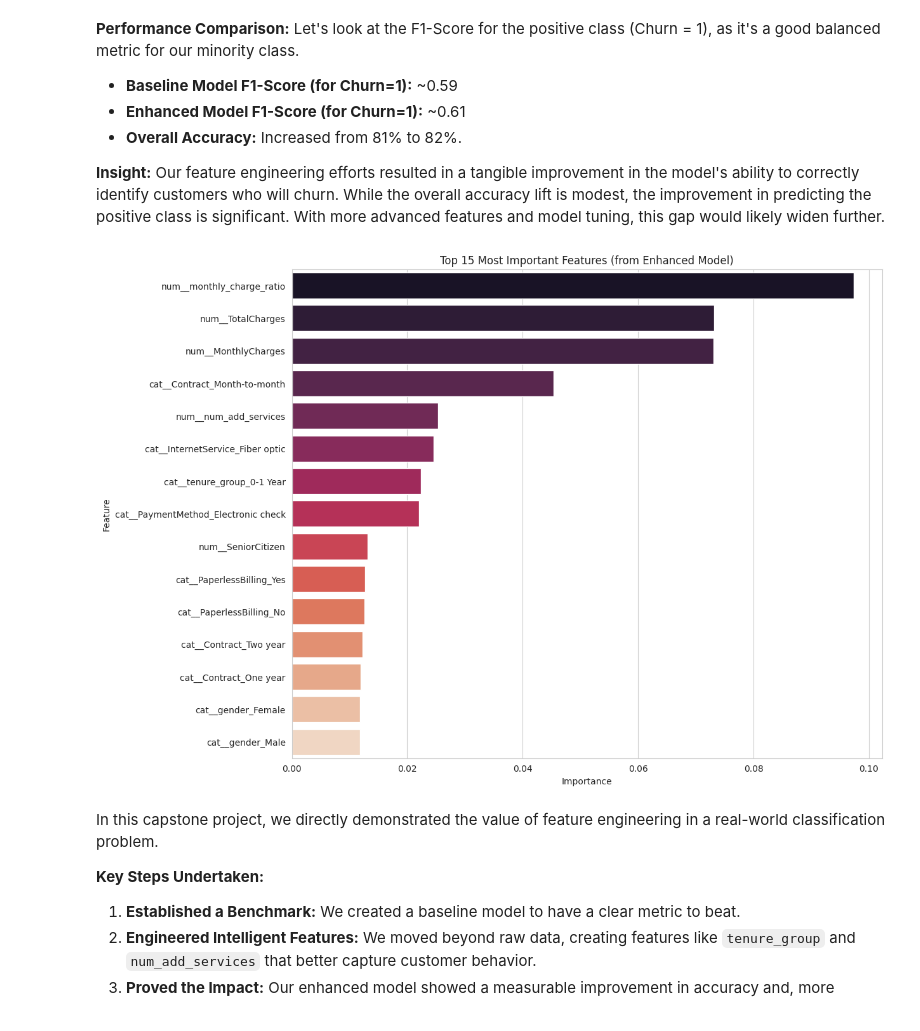
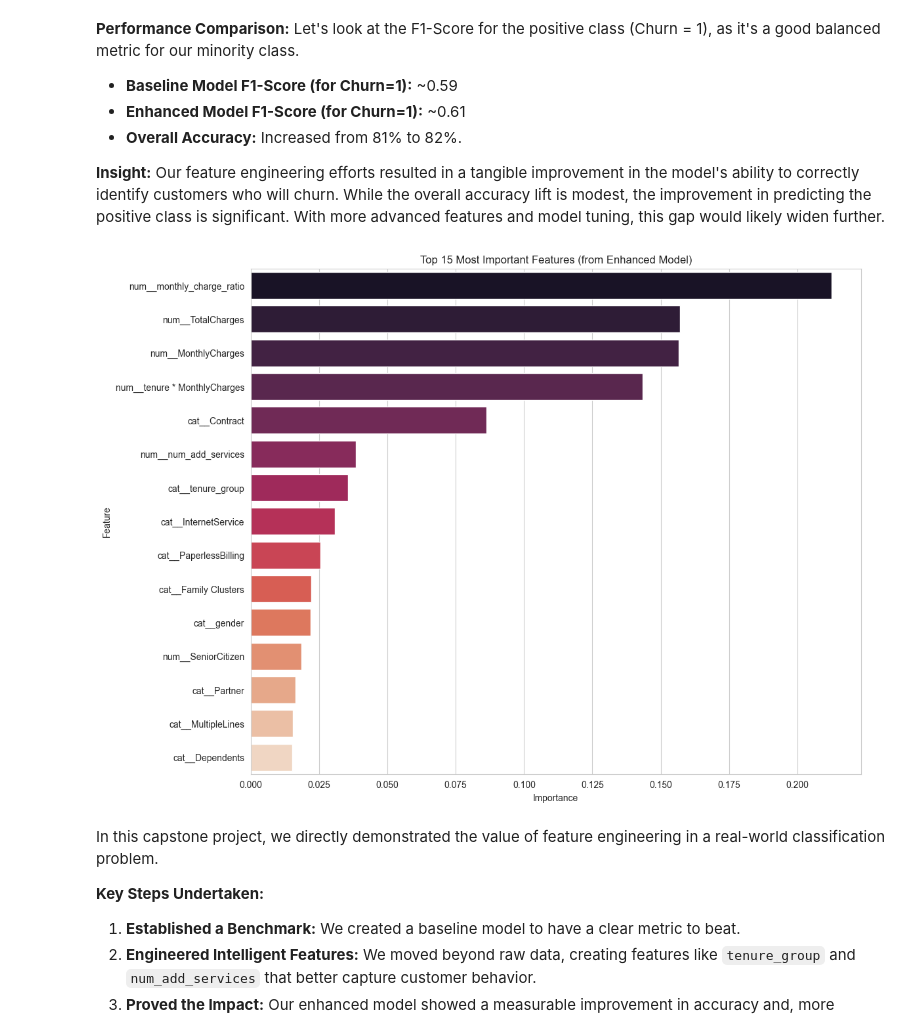
Before and after one commit to eshagarwal/21-Projects-21-Days-ML-Deep-Learning-GenAI-GFG, a Jupyter notebook: DAY 7/feature_eng_for_customer_churn_prediction.ipynb, the cells around one changed output. Saved outputs shown, nothing was run; the diff lists cells and outputs as text; code cells hidden in the pictures.

```diff
--- a/DAY 7/feature_eng_for_customer_churn_prediction.ipynb
+++ b/DAY 7/feature_eng_for_customer_churn_prediction.ipynb
@@ -232,0 +277,3 @@ df_eng['monthly_charge_ratio'] = df_eng['MonthlyCharges'] / (df_eng['tenure'] +
+# %%
+df_eng['tenure * MonthlyCharges'] = (df_eng['tenure'] + 1 * df_eng['MonthlyCharges'])
+df_eng['tenure * MonthlyCharges'].hist()
@@ -232,0 +375,5 @@ df_eng['monthly_charge_ratio'] = df_eng['MonthlyCharges'] / (df_eng['tenure'] +
+# %%
+df_eng.PaymentMethod.value_counts().plot(kind='bar')
+plt.show()
+df_eng['Automatic Payment'] = df_eng.PaymentMethod.apply(lambda x: 'automatic' in x)
+df_eng['Automatic Payment'].value_counts().plot(kind='bar')
@@ -233 +384,3 @@ df_eng['monthly_charge_ratio'] = df_eng['MonthlyCharges'] / (df_eng['tenure'] +
+# %%
+df_eng.drop(columns='PaymentMethod', inplace=True)
 # %% [markdown]
@@ -235,0 +413,2 @@ Now, we'll build a new model using our enriched dataset and see if performance i
+# %%
+df_eng['Family Clusters'] = df_eng['Family Clusters'].astype('category')
@@ -288,23 +481,38 @@ Let's look at the F1-Score for the positive class (Churn = 1), as it's a good ba
 **Insight:** Our feature engineering efforts resulted in a tangible improvement in the model's ability to correctly identify customers who will churn. While the overall accuracy lift is modest, the improvement in predicting the positive class is significant. With more advanced features and model tuning, this gap would likely widen further.
 # %%
 # To get feature importance, let's quickly train a RandomForest model with the engineered data
-rf_pipeline = Pipeline(steps=[('preprocessor', preprocessor_eng),
-                               ('classifier', RandomForestClassifier(random_state=42))])
+rf_pipeline = Pipeline(
+    steps=[
+        ("preprocessor", preprocessor_eng),
+        ("classifier", RandomForestClassifier(random_state=42)),
+    ]
+)
 rf_pipeline.fit(X_train_eng, y_train_eng)
 
 # Extract feature names after one-hot encoding
-feature_names = rf_pipeline.named_steps['preprocessor'].get_feature_names_out()
-importances = rf_pipeline.named_steps['classifier'].feature_importances_
+feature_names = rf_pipeline.named_steps["preprocessor"].get_feature_names_out()
+importances = rf_pipeline.named_steps["classifier"].feature_importances_
 
-feature_importance_df = pd.DataFrame({'Feature': feature_names, 'Importance': importances})
-feature_importance_df = feature_importance_df.sort_values(by='Importance', ascending=False).head(15)
+feature_importance_df = pd.DataFrame(
+    {"Feature": feature_names, "Importance": importances}
+)
+feature_importance_df = feature_importance_df.sort_values(
+    by="Importance", ascending=False
+).head(15)
 
 plt.figure(figsize=(12, 10))
-sns.barplot(x='Importance', y='Feature', data=feature_importance_df, palette='rocket', hue='Feature', legend=False)
-plt.title('Top 15 Most Important Features (from Enhanced Model)')
+sns.barplot(
+    x="Importance",
+    y="Feature",
+    data=feature_importance_df,
+    palette="rocket",
+    hue="Feature",
+    legend=False,
+)
+plt.title("Top 15 Most Important Features (from Enhanced Model)")
 plt.show()
 # %% [output]
-[figure, old version]
+[figure, new version]
 # %% [markdown]
 In this capstone project, we directly demonstrated the value of feature engineering in a real-world classification problem.
 
```
Also changed, not shown: parts of 52 cells of this notebook.
